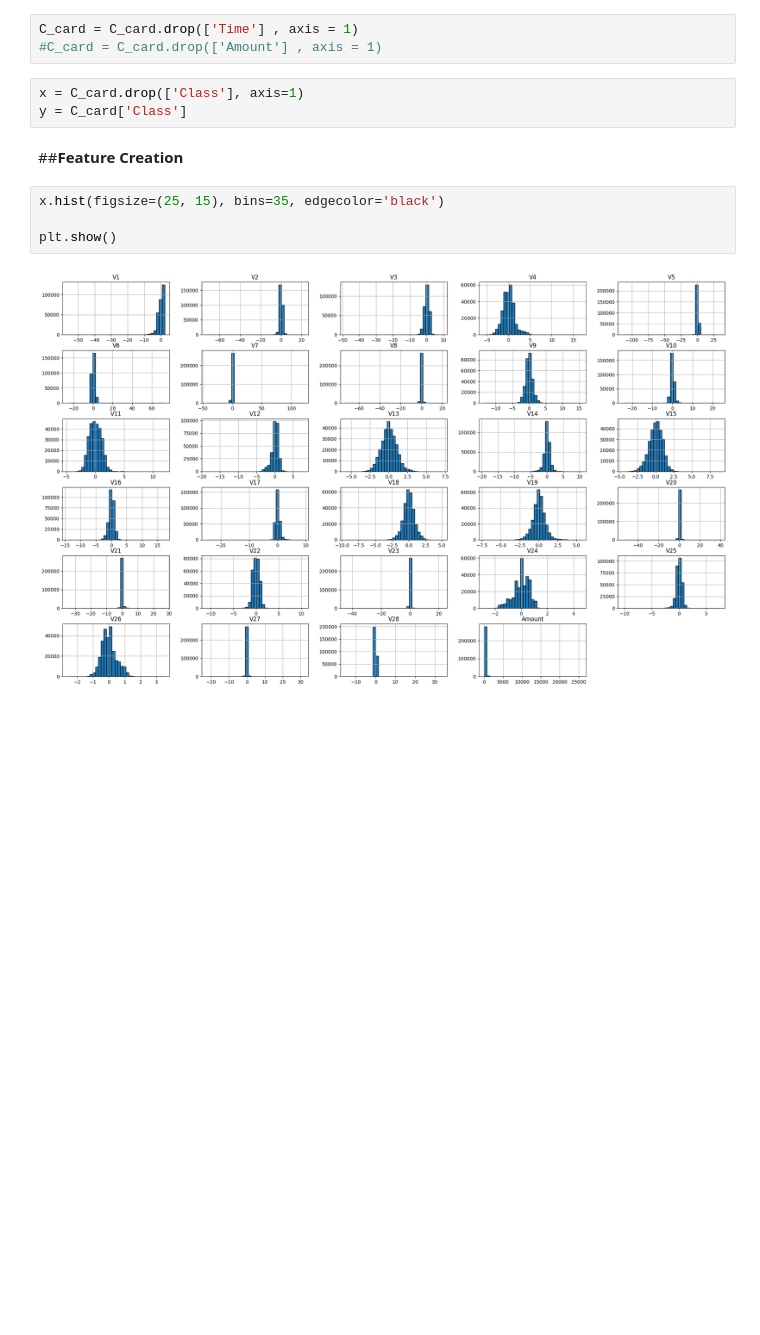
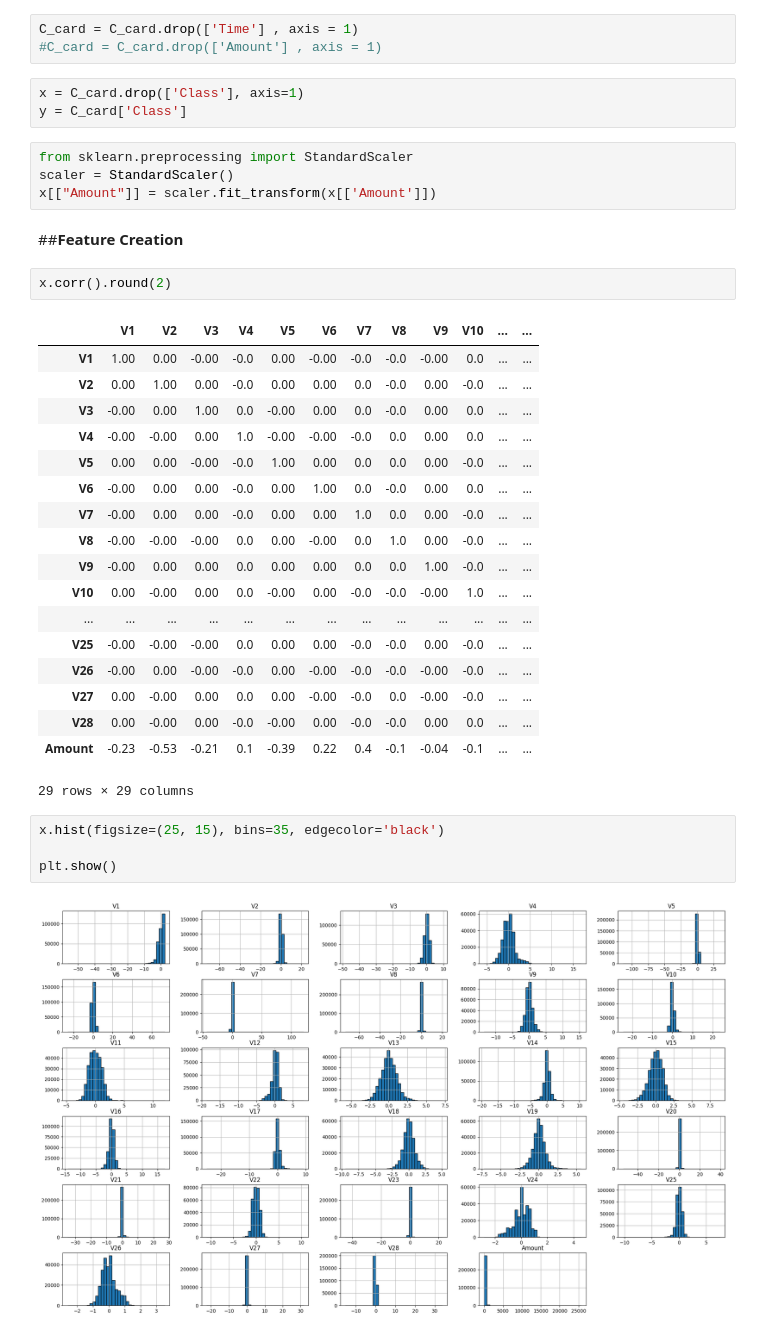
Before and after one commit to Naseem-Ananzeh/Ml2_Final_Project, a Jupyter notebook: ML2_Credit_Card.ipynb, the cells around one changed output. Drawn from its saved outputs; the diff is of its cells as text; blank space fills up the shorter version.

```diff
--- a/ML2_Credit_Card.ipynb
+++ b/ML2_Credit_Card.ipynb
@@ -90,8 +90,33 @@ C_card = C_card.drop(['Time'] , axis = 1)
 # %%
 x = C_card.drop(['Class'], axis=1)
 y = C_card['Class']
+# %%
+from sklearn.preprocessing import StandardScaler
+scaler = StandardScaler()
+x[["Amount"]] = scaler.fit_transform(x[['Amount']])
 # %% [markdown]
 ##**Feature Creation**
+# %%
+x.corr().round(2)
+# %% [output]
+|  | V1 | V2 | V3 | V4 | V5 | V6 | V7 | V8 | V9 | V10 | ... | ... |
+| V1 | 1.00 | 0.00 | -0.00 | -0.0 | 0.00 | -0.00 | -0.0 | -0.0 | -0.00 | 0.0 | ... | ... |
+| V2 | 0.00 | 1.00 | 0.00 | -0.0 | 0.00 | 0.00 | 0.0 | -0.0 | 0.00 | -0.0 | ... | ... |
+| V3 | -0.00 | 0.00 | 1.00 | 0.0 | -0.00 | 0.00 | 0.0 | -0.0 | 0.00 | 0.0 | ... | ... |
+| V4 | -0.00 | -0.00 | 0.00 | 1.0 | -0.00 | -0.00 | -0.0 | 0.0 | 0.00 | 0.0 | ... | ... |
+| V5 | 0.00 | 0.00 | -0.00 | -0.0 | 1.00 | 0.00 | 0.0 | 0.0 | 0.00 | -0.0 | ... | ... |
+| V6 | -0.00 | 0.00 | 0.00 | -0.0 | 0.00 | 1.00 | 0.0 | -0.0 | 0.00 | 0.0 | ... | ... |
+| V7 | -0.00 | 0.00 | 0.00 | -0.0 | 0.00 | 0.00 | 1.0 | 0.0 | 0.00 | -0.0 | ... | ... |
+| V8 | -0.00 | -0.00 | -0.00 | 0.0 | 0.00 | -0.00 | 0.0 | 1.0 | 0.00 | -0.0 | ... | ... |
+| V9 | -0.00 | 0.00 | 0.00 | 0.0 | 0.00 | 0.00 | 0.0 | 0.0 | 1.00 | -0.0 | ... | ... |
+| V10 | 0.00 | -0.00 | 0.00 | 0.0 | -0.00 | 0.00 | -0.0 | -0.0 | -0.00 | 1.0 | ... | ... |
+| ... | ... | ... | ... | ... | ... | ... | ... | ... | ... | ... | ... | ... |
+| V25 | -0.00 | -0.00 | -0.00 | 0.0 | 0.00 | 0.00 | -0.0 | -0.0 | 0.00 | -0.0 | ... | ... |
+| V26 | -0.00 | 0.00 | -0.00 | -0.0 | 0.00 | -0.00 | -0.0 | -0.0 | -0.00 | -0.0 | ... | ... |
+| V27 | 0.00 | -0.00 | 0.00 | 0.0 | 0.00 | -0.00 | -0.0 | 0.0 | -0.00 | -0.0 | ... | ... |
+| V28 | 0.00 | -0.00 | 0.00 | -0.0 | -0.00 | 0.00 | -0.0 | -0.0 | 0.00 | 0.0 | ... | ... |
+| Amount | -0.23 | -0.53 | -0.21 | 0.1 | -0.39 | 0.22 | 0.4 | -0.1 | -0.04 | -0.1 | ... | ... |
+29 rows × 29 columns
 # %%
 x.hist(figsize=(25, 15), bins=35, edgecolor='black')
 
```
Also changed, not shown: parts of 12 cells of this notebook.
